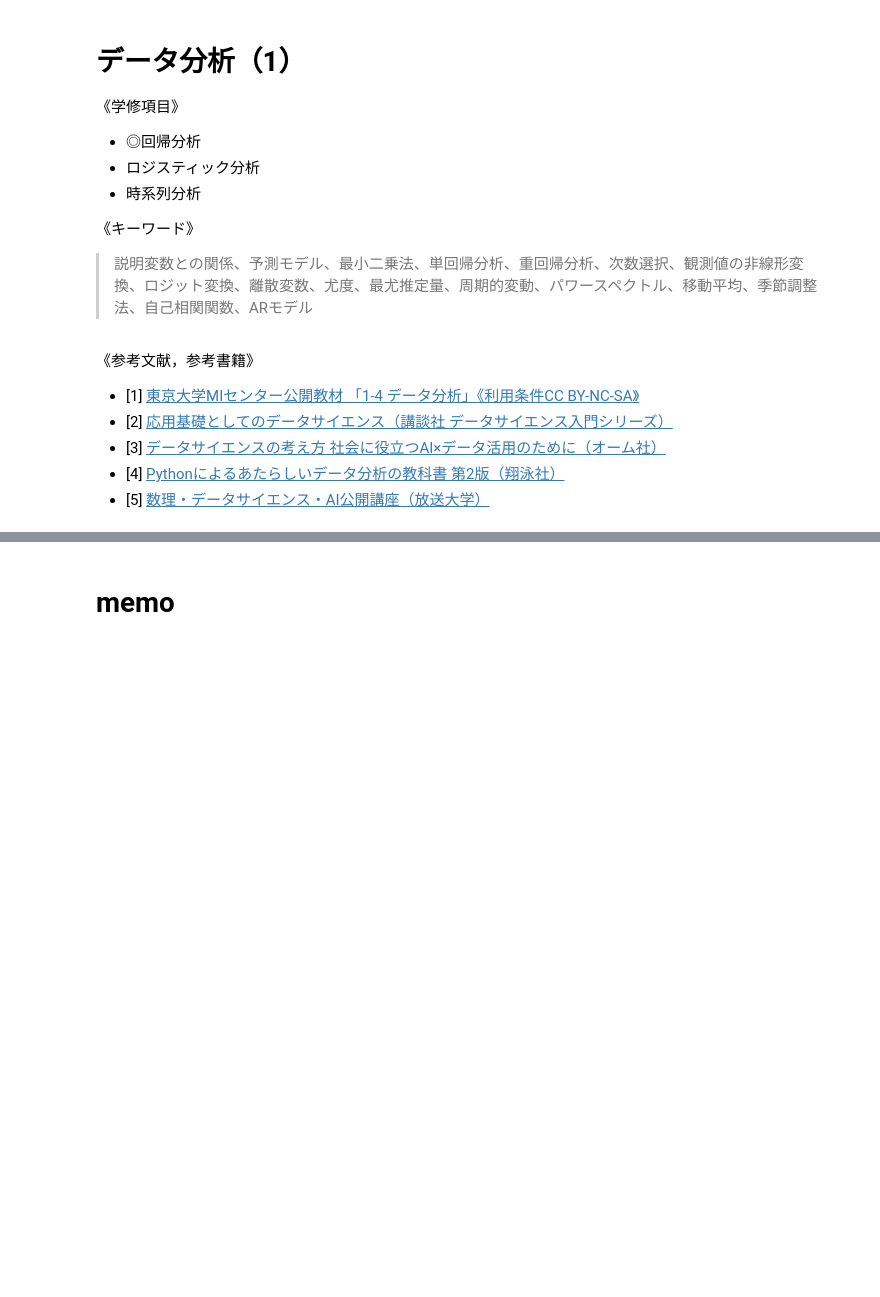
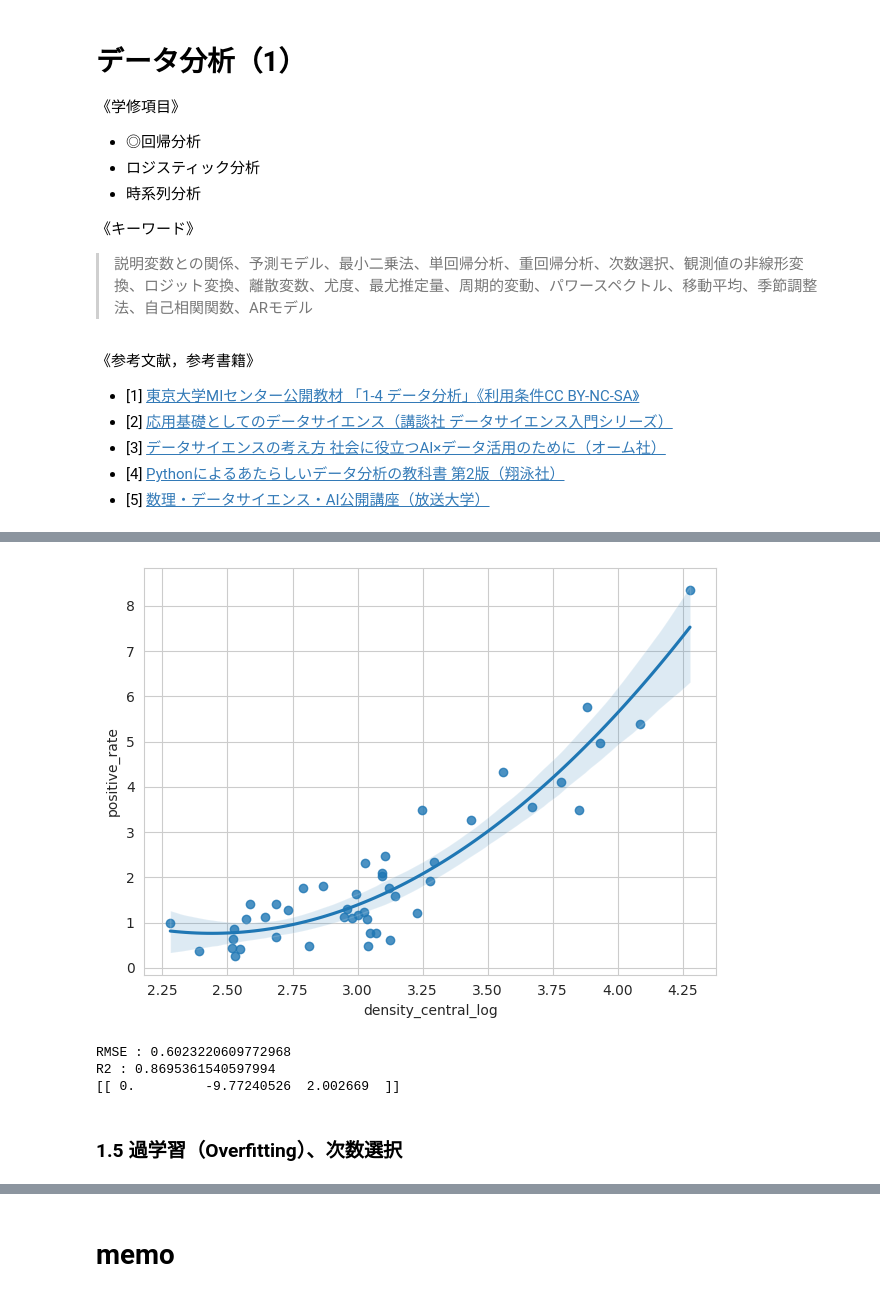
Before and after one commit to MDASH-shinshu/MDASH-T-DS, a Jupyter notebook: 4/4_data_analysis_colab.ipynb, the cells around one changed output, grey strips where cells are left out. Cells and saved outputs as stored; diff of their text form; code cells hidden in the pictures; blank space fills up the shorter version.

```diff
--- a/4/4_data_analysis_colab.ipynb
+++ b/4/4_data_analysis_colab.ipynb
@@ -583,0 +210,38 @@ sns.catplot(x='pclass', y='age', data=df_titanic, kind='swarm', hue='survived')
+# %%
+## seaborn regplotで次数order=2の多項式回帰曲線と信頼区間を描画してみる．
+sns.regplot(x='density_central_log', y='positive_rate', data=df.loc[:, ['density_central_log','positive_rate']], order=2, ci=95) # seabornを使っての対数化ｘ軸での線形回帰＆信頼区間(95%)の描画を行う
+plt.tight_layout()
+plt.show()
+# 2次の予測モデルの場合、東京度も信頼区間(95%)にギリギリ入る感じになる
+# %% [output]
+[figure, added]
+# %%
+## scikit-learn を用いた多項式回帰の実行例
+# scikit-learnのPolynomialFeaturesを読み込み
+from sklearn import linear_model
+from sklearn.metrics import mean_squared_error, r2_score
+from sklearn.preprocessing import PolynomialFeatures
+
+X = df.loc[:, ['density_central_log']]
+Y = df.loc[:, ['positive_rate']]
+
+# 2次元の特徴量に変換
+polynomial_features= PolynomialFeatures(degree=2)
+X_poly = polynomial_features.fit_transform(X)
+
+clf = linear_model.LinearRegression() # 線形回帰モデラー（教師無し学習）を作る
+clf.fit(X_poly, Y) # 線形予測モデルを作成
+Y_pred = clf.predict(X_poly)
+
+# 評価
+rmse = np.sqrt(mean_squared_error(Y, Y_pred)) #RMSE 二乗平均平方根誤差を計算
+r2 = r2_score(Y, Y_pred) #R 決定係数を計算
+print(f'RMSE : {rmse}')
+print(f'R2 : {r2}')
+print(clf.coef_); # 回帰係数の表示
+# %% [output]
+RMSE : 0.6023220609772968
+R2 : 0.8695361540597994
+[[ 0.         -9.77240526  2.002669  ]]
+# %% [markdown]
+### 1.5 過学習（Overfitting）、次数選択
```
Also changed, not shown: parts of 88 cells of this notebook.
